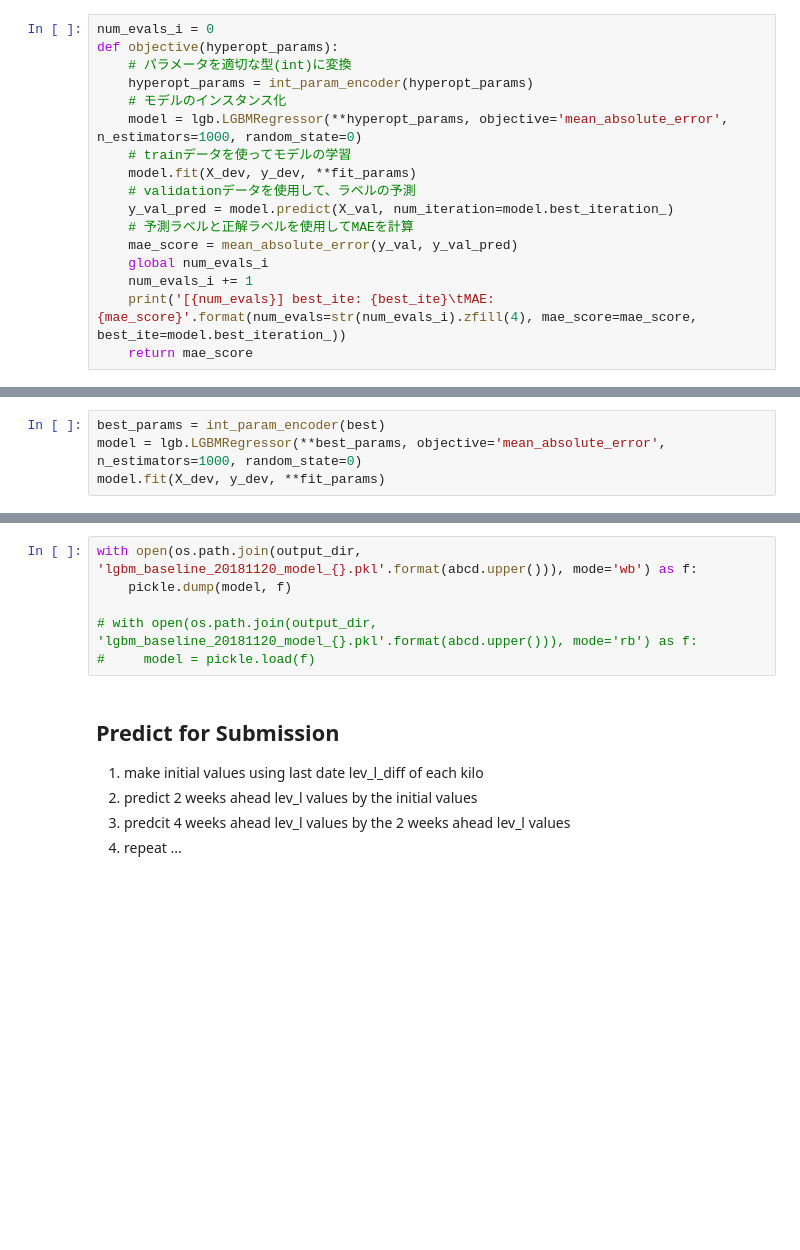
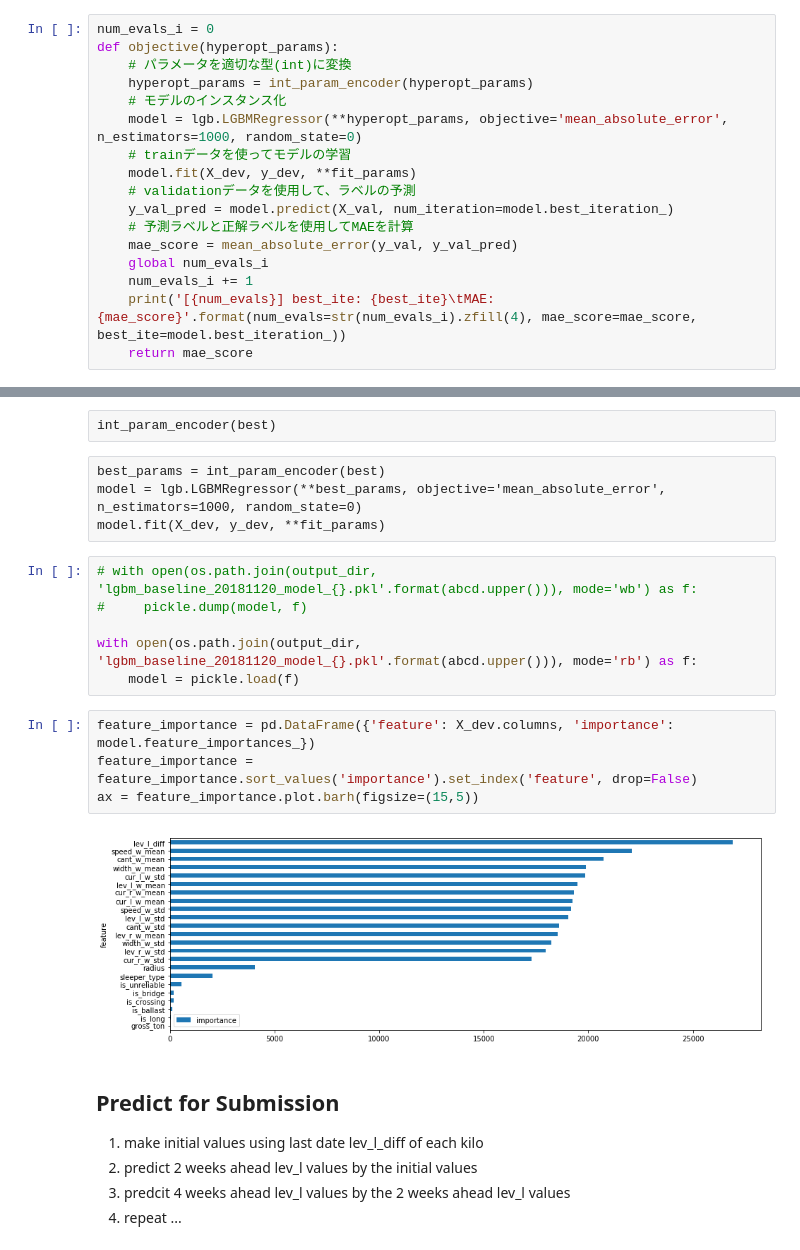
Before and after one commit to hiroshi-kuriyama/rail_level_gap, a Jupyter notebook: script/lgbm_baseline_sep.ipynb, the cells around one changed output, grey strips where cells are left out. Drawn from its saved outputs; the diff is of its cells as text; blank space fills up the shorter version.

```diff
--- a/script/lgbm_baseline_sep.ipynb
+++ b/script/lgbm_baseline_sep.ipynb
@@ -268,4 +229,0 @@ int_param_encoder(best)
-# %%
-best_params = int_param_encoder(best)
-model = lgb.LGBMRegressor(**best_params, objective='mean_absolute_error', n_estimators=1000, random_state=0)
-model.fit(X_dev, y_dev, **fit_params)
@@ -281,9 +249,21 @@ LGBMRegressor(bagging_freq=0, boosting_type='gbdt', class_weight=None,
+# %% [raw]
+int_param_encoder(best)
+# %% [raw]
+best_params = int_param_encoder(best)
+model = lgb.LGBMRegressor(**best_params, objective='mean_absolute_error', n_estimators=1000, random_state=0)
+model.fit(X_dev, y_dev, **fit_params)
 # %%
-with open(os.path.join(output_dir, 'lgbm_baseline_20181120_model_{}.pkl'.format(abcd.upper())), mode='wb') as f:
-    pickle.dump(model, f)
+# with open(os.path.join(output_dir, 'lgbm_baseline_20181120_model_{}.pkl'.format(abcd.upper())), mode='wb') as f:
+#     pickle.dump(model, f)
 
-# with open(os.path.join(output_dir, 'lgbm_baseline_20181120_model_{}.pkl'.format(abcd.upper())), mode='rb') as f:
-#     model = pickle.load(f)
+with open(os.path.join(output_dir, 'lgbm_baseline_20181120_model_{}.pkl'.format(abcd.upper())), mode='rb') as f:
+    model = pickle.load(f)
+# %%
+feature_importance = pd.DataFrame({'feature': X_dev.columns, 'importance': model.feature_importances_})
+feature_importance = feature_importance.sort_values('importance').set_index('feature', drop=False)
+ax = feature_importance.plot.barh(figsize=(15,5))
+# %% [output]
+[figure, added]
 # %% [markdown]
 ## Predict for Submission
 1. make initial values using last date lev_l_diff of each kilo
```
Also changed, not shown: parts of 28 cells of this notebook.
